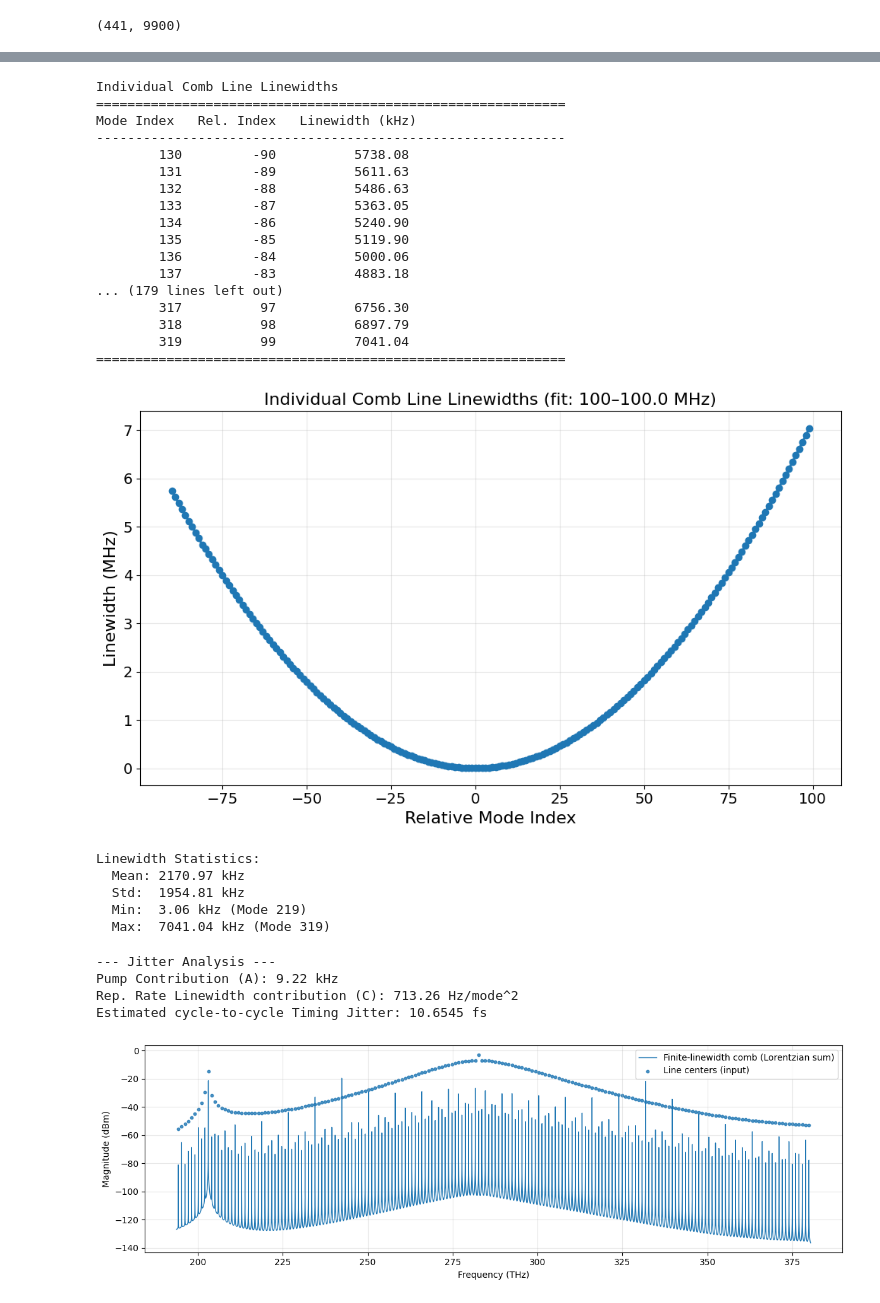
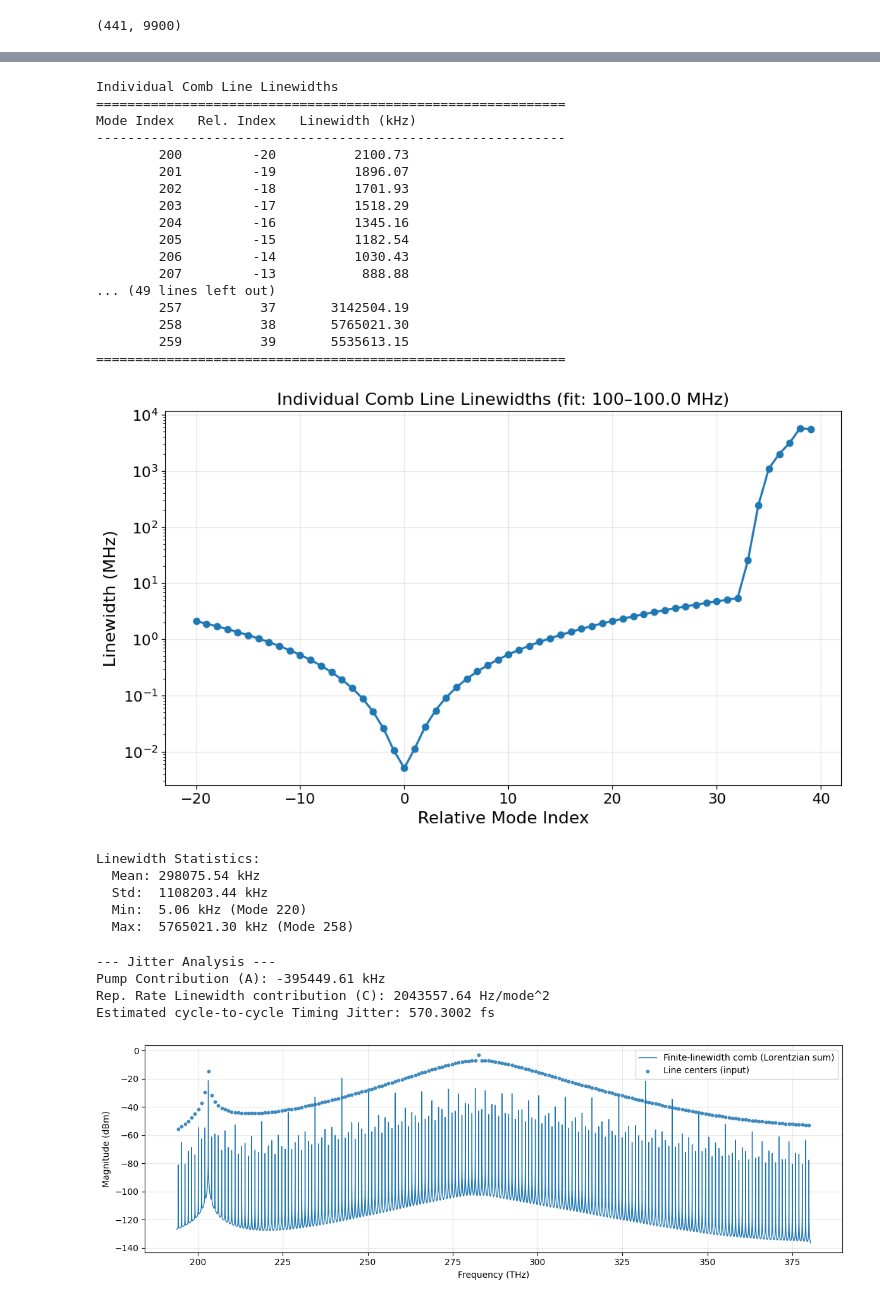
Before and after one commit to Vishwanath1999/phd_work, a Jupyter notebook: phase_noise_analysis.ipynb, the cells around one changed output, grey strips where cells are left out. Drawn from its saved outputs; the diff is of its cells as text; code cells hidden in the pictures.

```diff
--- a/phase_noise_analysis.ipynb
+++ b/phase_noise_analysis.ipynb
@@ -5,13 +5,15 @@ from scipy.signal import detrend
 # %%
 %matplotlib inline
 # %%
-# path = '/zhome/d5/3/214816/viswa/results/mrr_sac_cluster_delayed_toptica_pow_ton_un_norm_high_only_detuning_v8/high/new_ctrl_freq/30_16__acav_history.npy'
-# path = '/zhome/d5/3/214816/viswa/results/mrr_sac_cluster_delayed_toptica_pow_ton_un_norm_high_only_detuning_v8/high/normal/50_16__acav_history.npy'
-# path = '/zhome/d5/3/214816/viswa/results/mrr_sac_cluster_delayed_toptica_pow_ton_un_norm_high_only_detuning_v8/high/phase_noise/10_16__acav_history.npy'
-# path = '/zhome/d5/3/214816/viswa/results/mrr_sac_cluster_delayed_toptica_pow_ton_un_norm_high_only_detuning_v8/high/normal_no_shot_noise/40_16__acav_history.npy'
-# path = '/zhome/d5/3/214816/viswa/results/mrr_sac_cluster_delayed_toptica_pow_ton_un_norm_high_only_detuning_v8/high/phase_noise_raman_ctrl/70_16__acav_history.npy'
-path = '/work3/viswa/results/mrr_sac_cluster_delayed_toptica_pow_ton_un_norm_high_only_detuning_v8/high/phase_noise_to_shot/00_16__acav_history.npy'
+# path = '/work3/viswa/results/results_prev/mrr_sac_cluster_delayed_toptica_pow_ton_un_norm_high_only_detuning_v8/high/new_ctrl_freq/30_16__acav_history.npy'
+# path = '/work3/viswa/results/results_prev/mrr_sac_cluster_delayed_toptica_pow_ton_un_norm_high_only_detuning_v8/high/normal/50_16__acav_history.npy'
+# path = '/work3/viswa/results/results_prev/mrr_sac_cluster_delayed_toptica_pow_ton_un_norm_high_only_detuning_v8/high/phase_noise/10_16__acav_history.npy'
+# path = '/work3/viswa/results/results_prev/mrr_sac_cluster_delayed_toptica_pow_ton_un_norm_high_only_detuning_v8/high/normal_no_shot_noise/40_16__acav_history.npy'
+# path = '/work3/viswa/results/results_prev/mrr_sac_cluster_delayed_toptica_pow_ton_un_norm_high_only_detuning_v8/high/phase_noise_raman_ctrl/70_16__acav_history.npy'
+# path = '/work3/viswa/results/mrr_sac_cluster_delayed_toptica_pow_ton_un_norm_high_only_detuning_v8/high/phase_noise_to_shot/00_16__acav_history.npy'
 # path = '/work3/viswa/results/mrr_sac_cluster_delayed_toptica_pow_ton_un_norm_high_only_detuning_v8/high/phase_noise_to_shot/30_16__acav_history.npy'
+# path = '/work3/viswa/results/mrr_sac_cluster_delayed_toptica_pow_ton_un_norm_high_only_detuning_v8/high/new_ctrl_freq/noise_to_shot/10_16__acav_history.npy'
+path = '/work3/viswa/results/mrr_sac_cluster_delayed_toptica_pow_ton_un_norm_high_only_detuning_v8/high/new_ctrl_freq/phase_noise_to_shot_raman_2x_delay/10_16__acav_history.npy'
 acav_history_8 = np.load(path).T
 acav_history_8.shape
 # %% [output]
@@ -294,8 +280,8 @@ import matplotlib.pyplot as plt
 
 # ---- choose which phase-matrix to use (modes x time) ----
 # If you want the same slice you used earlier:
-mode_start, mode_stop = 130,320          # FFT-mode indices to analyze
-t_start = 5000                            # time index to start from (steady-state)
+mode_start, mode_stop = 200,260          # FFT-mode indices to analyze
+t_start = 2000                            # time index to start from (steady-state)
 phi_mat = np.angle(acav_fft_8)[mode_start:mode_stop, t_start:]
 phi_mat = np.unwrap(phi_mat, axis=1)
 phi_mat = detrend(phi_mat, axis=1)        # remove linear drift
@@ -350,52 +336,52 @@ valid_mask = np.isfinite(DeltaNu_each)
 fig, ax = plt.subplots(figsize=(10, 6))
 ax.plot(mode_indices_rel[valid_mask], DeltaNu_each[valid_mask] / 1e6, "o-",
         linewidth=2, markersize=6)
 ax.set_xlabel("Relative Mode Index", fontsize=16)
 ax.set_ylabel("Linewidth (MHz)", fontsize=16)
 ax.set_title(f"Individual Comb Line Linewidths (fit: {f1_fit/1e3:.0f}–{f2_fit/1e6:.1f} MHz)", fontsize=16)
 ax.grid(True, alpha=0.3)
 # set yscale to log
-# ax.set_yscale('log')
+ax.set_yscale('log')
 # set tick size to 14
 ax.tick_params(axis='both', which='major', labelsize=14)
 plt.tight_layout()
 plt.show()
 
 # ---- summary statistics ----
 if np.any(valid_mask):
     i_min = np.nanargmin(DeltaNu_each)
     i_max = np.nanargmax(DeltaNu_each)
     print("\nLinewidth Statistics:")
     print(f"  Mean: {np.nanmean(DeltaNu_each)/1e3:.2f} kHz")
     print(f"  Std:  {np.nanstd(DeltaNu_each)/1e3:.2f} kHz")
     print(f"  Min:  {DeltaNu_each[i_min]/1e3:.2f} kHz (Mode {mode_indices[i_min]})")
     print(f"  Max:  {DeltaNu_each[i_max]/1e3:.2f} kHz (Mode {mode_indices[i_max]})")
 else:
     print("\nNo valid linewidths computed (check fit band and PSD positivity).")
 # %% [output]
 Individual Comb Line Linewidths
 ============================================================
 Mode Index   Rel. Index   Linewidth (kHz)
 ------------------------------------------------------------
-        130         -90          5738.08
-        131         -89          5611.63
-        132         -88          5486.63
-        133         -87          5363.05
-        134         -86          5240.90
-        135         -85          5119.90
-        136         -84          5000.06
-        137         -83          4883.18
-... (179 lines left out)
-        317          97          6756.30
-        318          98          6897.79
-        319          99          7041.04
+        200         -20          2100.73
+        201         -19          1896.07
+        202         -18          1701.93
+        203         -17          1518.29
+        204         -16          1345.16
+        205         -15          1182.54
+        206         -14          1030.43
+        207         -13           888.88
+... (49 lines left out)
+        257          37       3142504.19
+        258          38       5765021.30
+        259          39       5535613.15
 ============================================================
-[figure, old version]
+[figure, new version]
 Linewidth Statistics:
-  Mean: 2170.97 kHz
-  Std:  1954.81 kHz
-  Min:  3.06 kHz (Mode 219)
-  Max:  7041.04 kHz (Mode 319)
+  Mean: 298075.54 kHz
+  Std:  1108203.44 kHz
+  Min:  5.06 kHz (Mode 220)
+  Max:  5765021.30 kHz (Mode 258)
 # %%
 from scipy.optimize import curve_fit
 
@@ -428,9 +414,9 @@ jitter_fs = 1e15 * np.sqrt(delta_nu_rep / (2 * np.pi * f_rep**3))
 print(f"Estimated cycle-to-cycle Timing Jitter: {jitter_fs:.4f} fs")
 # %% [output]
 --- Jitter Analysis ---
-Pump Contribution (A): 9.22 kHz
-Rep. Rate Linewidth contribution (C): 713.26 Hz/mode^2
-Estimated cycle-to-cycle Timing Jitter: 10.6545 fs
+Pump Contribution (A): -395449.61 kHz
+Rep. Rate Linewidth contribution (C): 2043557.64 Hz/mode^2
+Estimated cycle-to-cycle Timing Jitter: 570.3002 fs
 # %%
 FSR = 982262981718.388
 fpmp = 282645887847461.94
```
Also changed, not shown: parts of 14 cells of this notebook, 13 other files.
